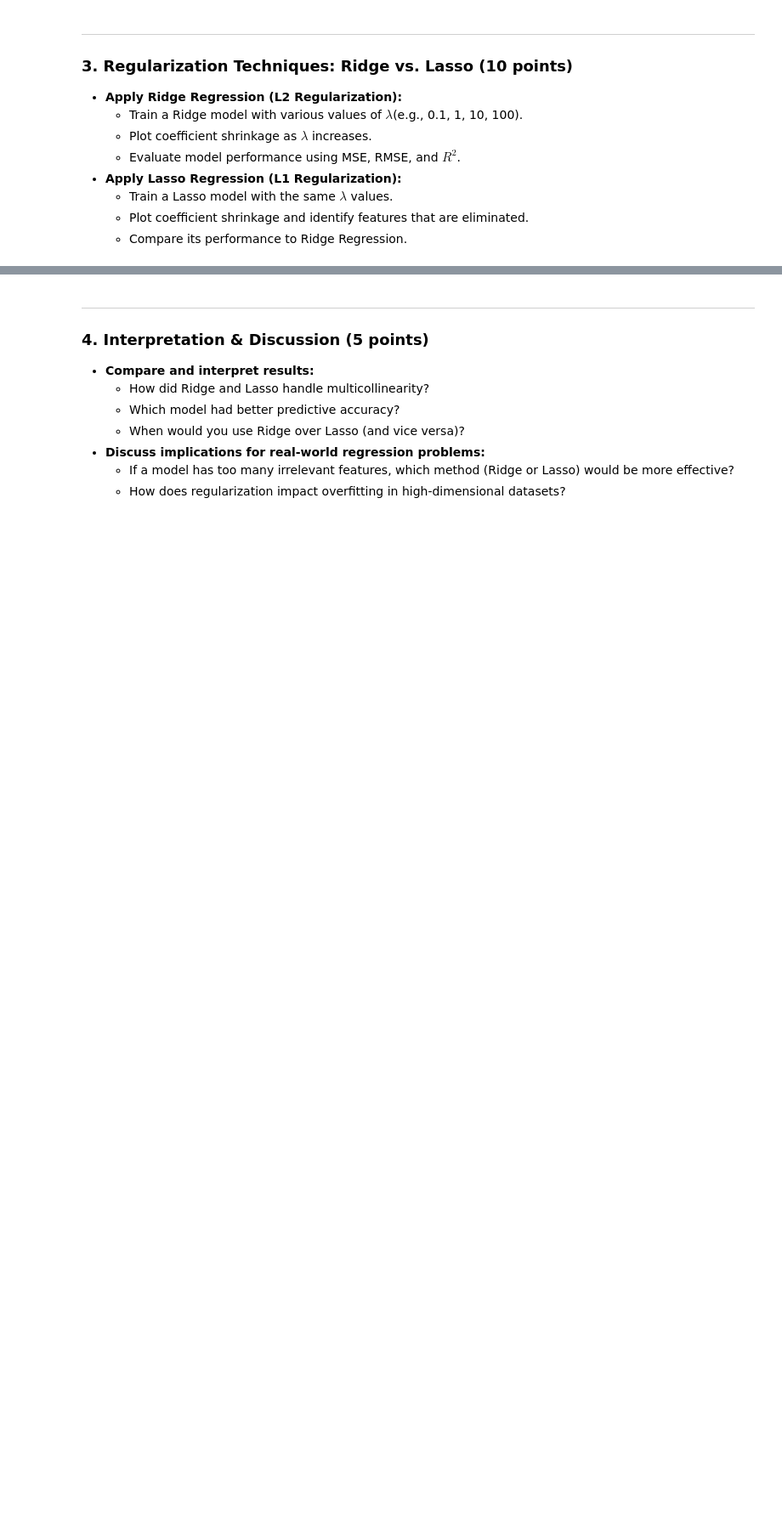
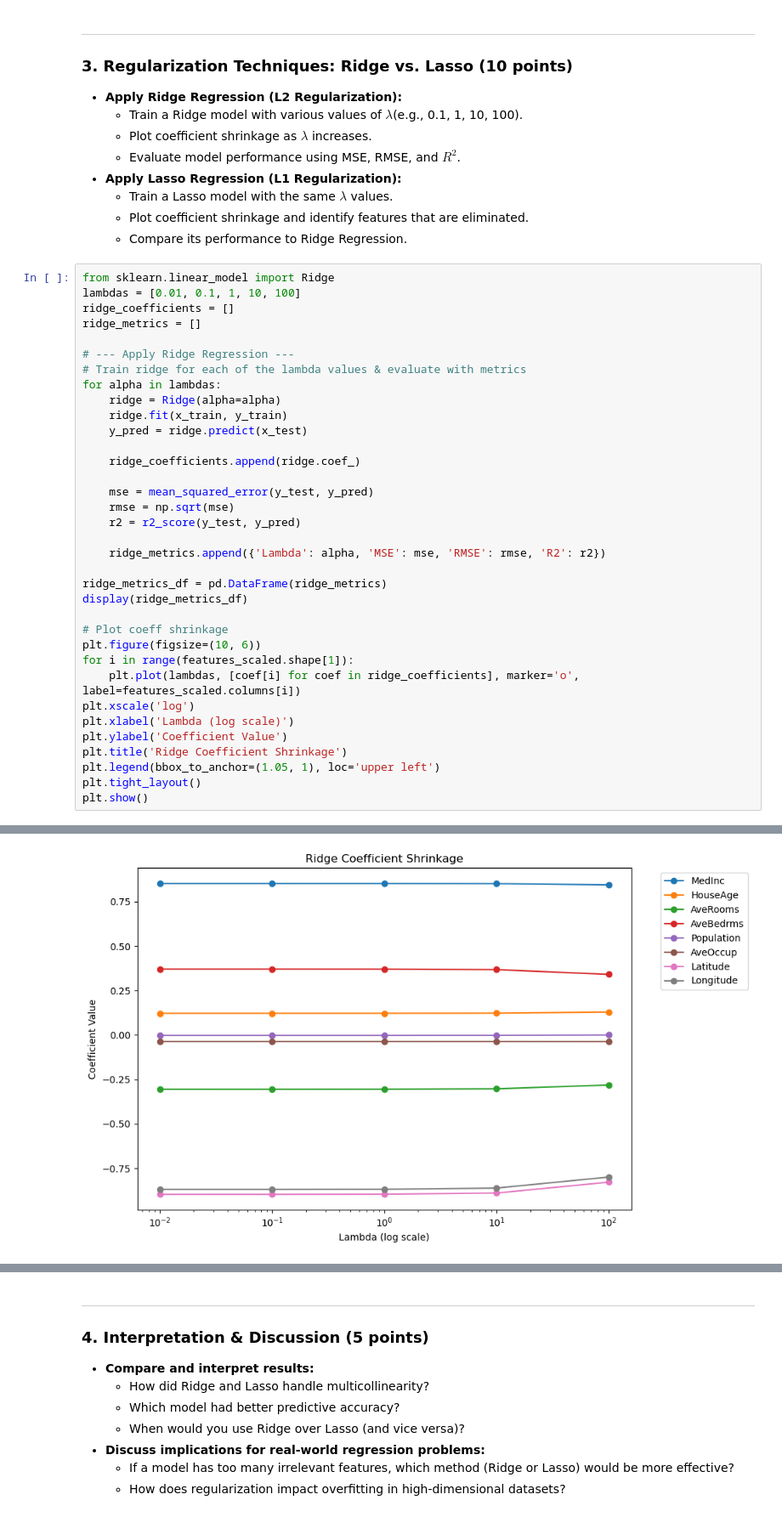
Before and after one commit to slomuscio/EN.685.621, a Jupyter notebook: homework_3/HW3 SP25.ipynb, the cells around one changed output, grey strips where cells are left out. Shown at 85% size. Drawn from its saved outputs; the diff is of its cells as text; blank space fills up the shorter version.

```diff
--- a/homework_3/HW3 SP25.ipynb
+++ b/homework_3/HW3 SP25.ipynb
@@ -198,3 +198,39 @@ R-squared (R^2): 0.5758
     - Train a Lasso model with the same $\lambda$ values.
     - Plot coefficient shrinkage and identify features that are eliminated.
     - Compare its performance to Ridge Regression.
+# %%
+from sklearn.linear_model import Ridge
+lambdas = [0.01, 0.1, 1, 10, 100]
+ridge_coefficients = []
+ridge_metrics = []
+
+# --- Apply Ridge Regression ---
+# Train ridge for each of the lambda values & evaluate with metrics
+for alpha in lambdas:
+    ridge = Ridge(alpha=alpha)
+    ridge.fit(x_train, y_train)
+    y_pred = ridge.predict(x_test)
+
+    ridge_coefficients.append(ridge.coef_)
+
+    mse = mean_squared_error(y_test, y_pred)
+    rmse = np.sqrt(mse)
+    r2 = r2_score(y_test, y_pred)
+
+    ridge_metrics.append({'Lambda': alpha, 'MSE': mse, 'RMSE': rmse, 'R2': r2})
+
+ridge_metrics_df = pd.DataFrame(ridge_metrics)
+display(ridge_metrics_df)
+
+# Plot coeff shrinkage
+plt.figure(figsize=(10, 6))
+for i in range(features_scaled.shape[1]):
+    plt.plot(lambdas, [coef[i] for coef in ridge_coefficients], marker='o', label=features_scaled.columns[i])
+plt.xscale('log')
+plt.xlabel('Lambda (log scale)')
+plt.ylabel('Coefficient Value')
+plt.title('Ridge Coefficient Shrinkage')
+plt.legend(bbox_to_anchor=(1.05, 1), loc='upper left')
+plt.tight_layout()
+plt.show()
+# %% [output]
@@ -200,0 +243 @@ R-squared (R^2): 0.5758
+[figure, added]
```
Also changed, not shown: parts of 4 cells of this notebook.
